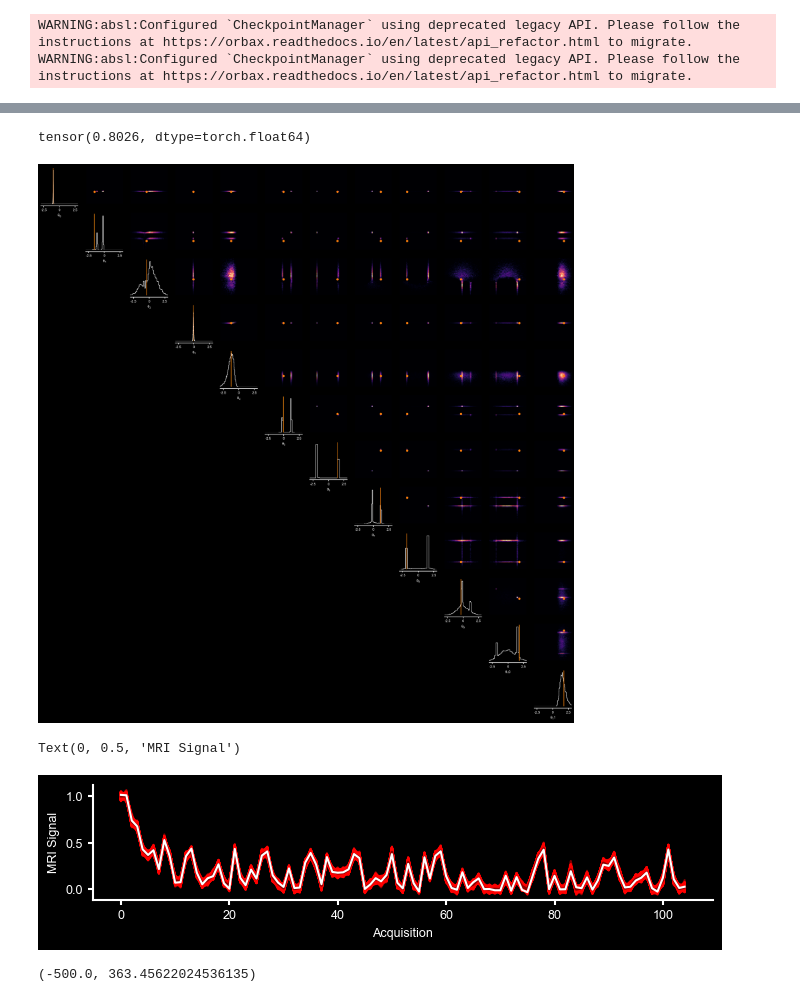
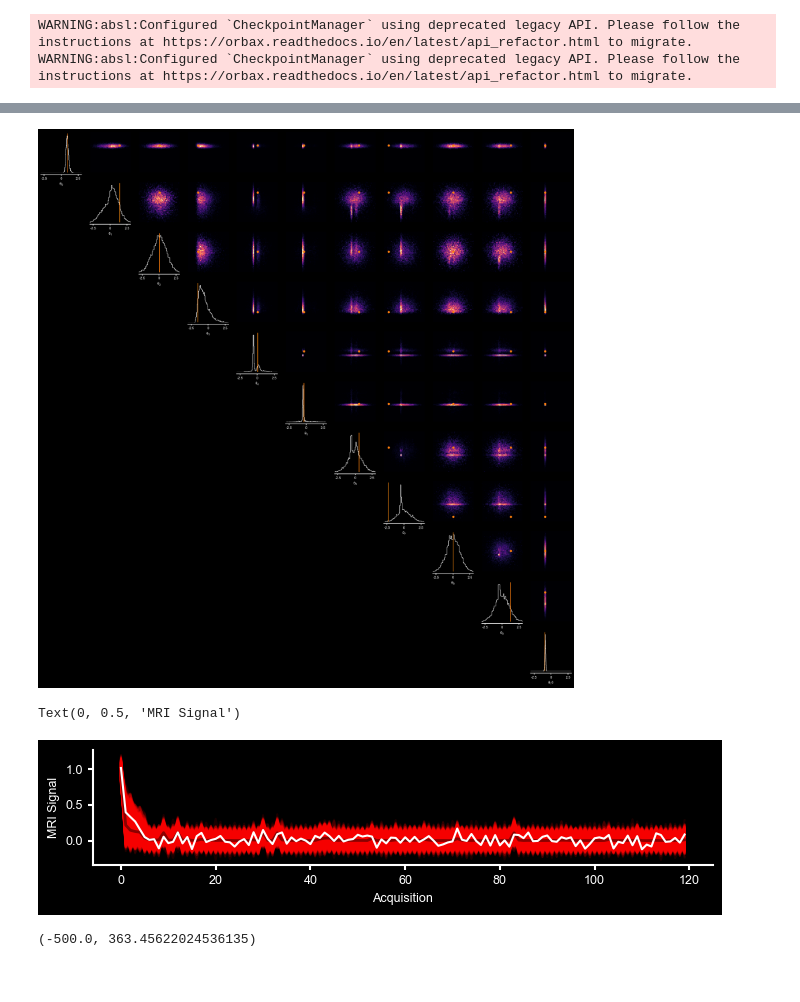
Before and after one commit to mackelab/dmri, a Jupyter notebook: notebooks/eval_parameter_inference.ipynb, the cells around one changed output, grey strips where cells are left out. Cells and saved outputs as stored; diff of their text form; code cells hidden in the pictures.

```diff
--- a/notebooks/eval_parameter_inference.ipynb
+++ b/notebooks/eval_parameter_inference.ipynb
@@ -68,5 +46,5 @@ Error:
 # %%
-idx = 32
+idx = 52
 print(masks[idx])
 print(acq.qvals[idx])
 plt.plot(x_os[idx])
@@ -92,6 +70,6 @@ plt.plot(x_os[idx])
 # %%
 from functools import partial
-sample_fn = jax.jit(jax.vmap(partial(model.sample_theta, num_steps=25, max_noise=80, model_mask=masks[idx], sample_method="ode", rho=7), in_axes=(0,None, None)))
+sample_fn = jax.jit(jax.vmap(partial(model.sample_theta, num_steps=50, max_noise=80, model_mask=masks[idx], sample_method="ode", rho=7), in_axes=(0,None, None)))
 # %%
 thetas_post = sample_fn(jax.random.split(jax.random.key(0), 10_000), jax.tree_util.tree_map(lambda x: x[idx], acq), x_os[idx])
 # %%
@@ -105,22 +83,24 @@ _ = pairplot([thetas_post], points=[theta[idx]], limits=[[-3,3]]*20, labels=[f'$
 from blackjax import hmc, tempered_smc,mala
 from blackjax.smc.resampling import systematic
 # %%
+acq_single = jax.tree_util.tree_map(lambda x: x[idx], acq)
+
 def posterior_pred(theta,rng):
-    return sim_type.from_theta(theta, model_mask=masks[idx]).signal(acquisition_scheme(acq.bvals[idx], acq.bvecs[idx]), rng=rng)
+    return sim_type.from_theta(theta, model_mask=masks[idx]).signal(acq_single, rng=rng)
 
 def log_likelihood_fn(theta):
     simulator = sim_type.from_theta(theta, model_mask=masks[idx])
-    ll = simulator.log_likelihood(acquisition_scheme(acq.bvals[idx], acq.bvecs[idx]), x_os[idx])
+    ll = simulator.log_likelihood(acq_single, x_os[idx])
     return ll
 
 def log_prior_fn(theta):
     return jax.scipy.stats.norm.logpdf(theta, 0, 1).sum(-1)
 # %%
-
+from blackjax import mala
 @jax.jit
 def smc(thetas):
     hmc_kernel = hmc.build_kernel()
-    hmc_kernel = partial(hmc_kernel, step_size=0.005, num_integration_steps=2, inverse_mass_matrix=jnp.ones(thetas.shape[1]))
+    hmc_kernel = partial(hmc_kernel, step_size=0.001, num_integration_steps=10, inverse_mass_matrix=jnp.ones(thetas.shape[1]))
 
     resampling_fn = systematic
 
@@ -179,38 +159,36 @@ Sliced Wasserstein Distance: 0.01353883370757103
 # %%
-from sbi.utils.metrics import c2st
-import torch
+# from sbi.utils.metrics import c2st
+# import torch
 
-c2st(torch.tensor(np.array(particles)), torch.tensor(np.array(thetas_post)))
+# c2st(torch.tensor(np.array(particles)), torch.tensor(np.array(thetas_post)))
-# %% [output]
-tensor(0.8026, dtype=torch.float64)
 # %%
-_ = pairplot([thetas_post], points=[theta[idx]], limits=[[-3,3]]*20, labels=[f'$\\theta_{i}$' for i in range(20)], figsize=(25, 25), upper_kwargs=[dict(mpl_kwargs=dict(cmap="magma", origin="lower", aspect="auto"))], diag_kwargs=[dict(mpl_kwargs=dict(color="white"))])
+_ = pairplot([particles], points=[theta[idx]], limits=[[-3,3]]*20, labels=[f'$\\theta_{i}$' for i in range(20)], figsize=(25, 25), upper_kwargs=[dict(mpl_kwargs=dict(cmap="magma", origin="lower", aspect="auto"))], diag_kwargs=[dict(mpl_kwargs=dict(color="white"))])
 # %% [output]
-[figure, old version]
+[figure, new version]
 # %%
 
 posterior_preds = jax.vmap(posterior_pred)(particles, jax.random.split(jax.random.key(0), 10_000))
 bvals = acq.bvals[idx]
 bvecs = acq.bvecs[idx]
 sort_bvals = jnp.argsort(bvals)
 bvals = bvals[sort_bvals]
 posterior_preds_sorted = posterior_preds[:,sort_bvals]
 x_o = x_os[idx][sort_bvals]
 
 
 fig = plt.figure(figsize=(8, 1.5))
 
-_ = plt.plot(posterior_preds_sorted[::].T, label="posterior pred", color="red", alpha=0.5)
+_ = plt.plot(posterior_preds_sorted[::].T, label="posterior pred", color="red", alpha=0.1)
 _ = plt.plot(posterior_preds_sorted.mean(0).T, label="posterior pred mean", color="darkred", linewidth=2)
 _ = plt.plot(x_o, label="data", color="white")
 plt.xlabel("Acquisition")
 plt.ylabel("MRI Signal")
 
 # fig.savefig(f"../figures/posterior_pred_idx={idx}.svg")
 # fig.savefig(f"../figures/posterior_pred_idx={idx}.png")
 # %% [output]
 Text(0, 0.5, 'MRI Signal')
-[figure, old version]
+[figure, new version]
 # %%
 def loglikelihood(theta, mask, acq, x):
     simulator = sim_type.from_theta(theta, model_mask=mask)
```
Also changed, not shown: parts of 7 cells of this notebook, 31 other files.
